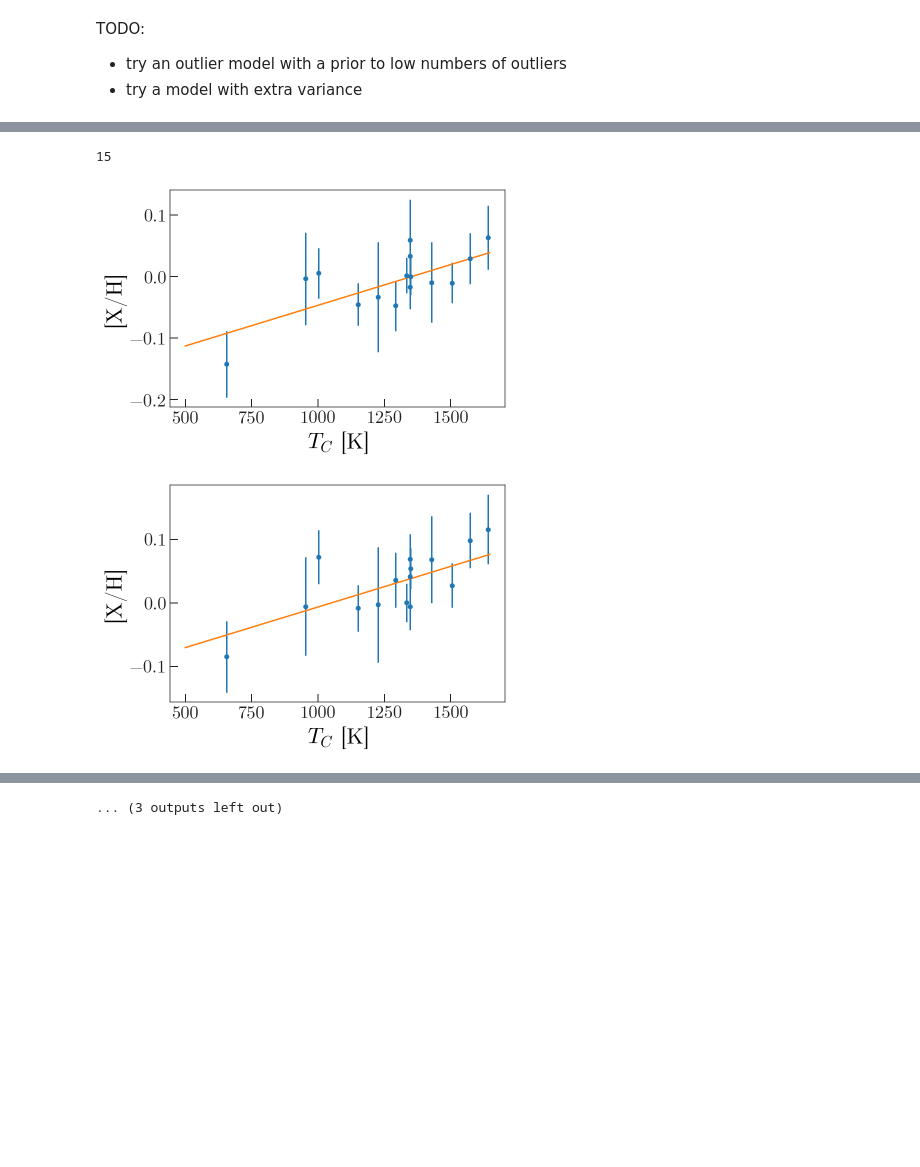
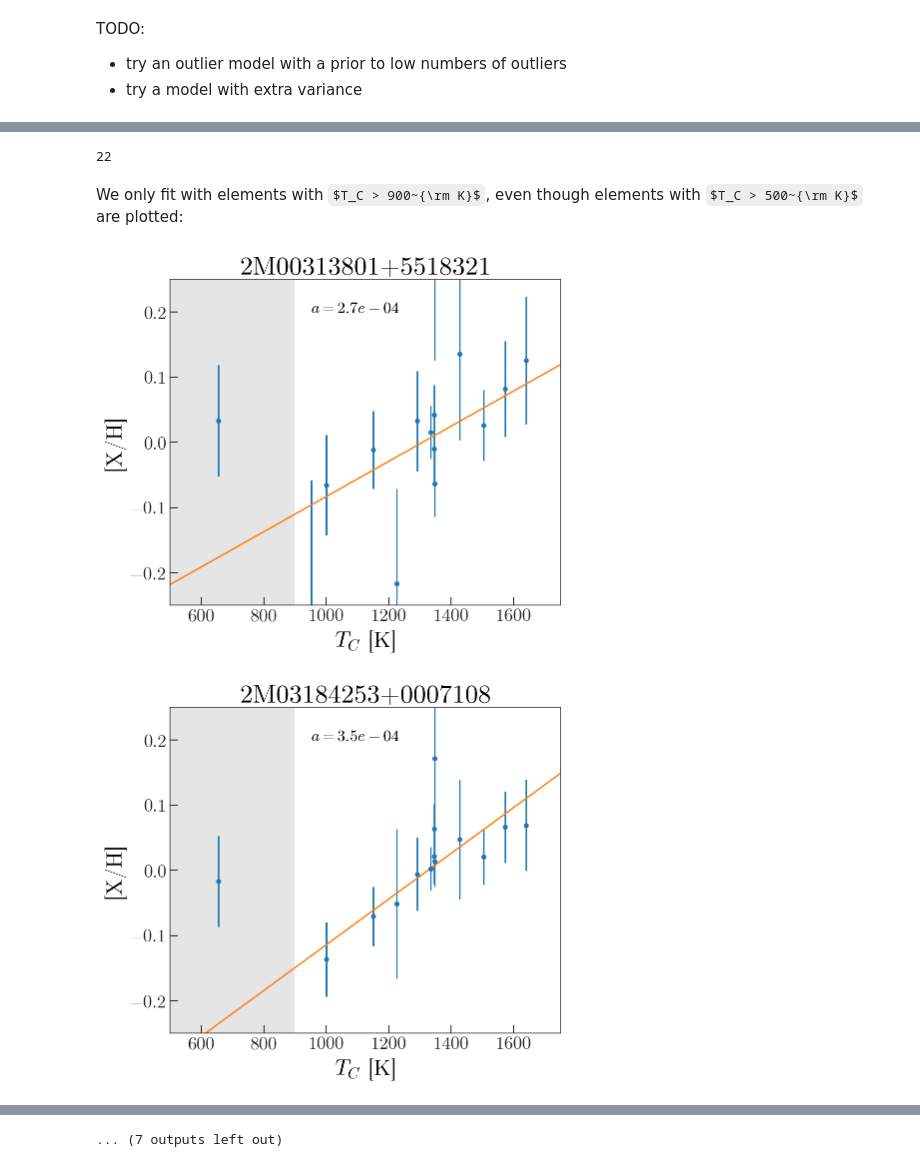
Before and after one commit to adrn/TrendyAPOGEE, a Jupyter notebook: notebooks/APOGEE T_C trends.ipynb, the cells around one changed output, grey strips where cells are left out. Drawn from its saved outputs; the diff is of its cells as text; code cells hidden in the pictures; some formulas as TeX source; blank space fills up the shorter version.

```diff
--- a/notebooks/APOGEE T_C trends.ipynb
+++ b/notebooks/APOGEE T_C trends.ipynb
@@ -93,9 +89,10 @@ n_stars, n_elems = all_y.shape
 all_ab = np.zeros((n_stars, 2))
 all_Cov = np.zeros((n_stars, 2, 2))
 all_res = np.zeros((n_stars, ))
+all_chi2 = np.zeros((n_stars, ))
 
 for n in range(n_stars):
-    n_mask = (all_y[n] > -999) & (x > 500.) # >500 K (CNO maybe not reliable)
+    n_mask = (all_y[n] > -999) & (x > 900.) # only fit elements with TC > 900 K
     y = all_y[n, n_mask]
     err = all_err[n, n_mask]
 
@@ -107,3 +104,4 @@ for n in range(n_stars):
     all_ab[n] = C @ (A.T @ Cinv @ y)
     all_Cov[n] = C
     all_res[n] = np.sum( ((all_ab[n,0]*x[n_mask] + all_ab[n,1]) - y)**2 )
+    all_chi2[n] = np.sum( ((all_ab[n,0]*x[n_mask] + all_ab[n,1]) - y)**2 / err**2 )
@@ -120,22 +126,31 @@ plt.axhline(0., zorder=-10, alpha=0.5, linestyle='dashed')
 # %%
-ab_mask = (all_res < 2E-2) & (all_ab[:, 0] > 1E-4)
+# ab_mask = (all_res < 2E-2) & (all_ab[:, 0] > 1E-4)
+ab_mask = (all_chi2 < 10) & (all_ab[:, 0] > 2E-4)
 ab_mask.sum()
 # %% [output]
-15
+22
+# %% [markdown]
+We only fit with elements with $T_C > 900~{\rm K}$, even though elements with $T_C > 500~{\rm K}$ are plotted:
 # %%
-x_grid = np.linspace(500, x.max(), 16)
+x_grid = np.linspace(500, 1800, 16)
 
 for n in np.where(ab_mask)[0]:
-    n_mask = (all_y[n] > -999) & (x > 500.) # >500 K (CNO maybe not reliable)
+    n_mask = (all_y[n] > -999) & (x > 500.)
     y = all_y[n, n_mask]
     err = all_err[n, n_mask]
     a, b = all_ab[n]
 
-    plt.figure()
+    plt.figure(figsize=(7,6))
     plt.errorbar(x[n_mask], y, err, marker='o', linestyle='none')
+    plt.axvline
     plt.plot(x_grid, a*x_grid + b, marker='')
+    plt.text(950, 0.2, '$a = {0:.1e}$'.format(a), fontsize=16)
     plt.xlabel('$T_C$ [K]')
     plt.ylabel('[X/H]')
+    plt.title(stars[n]['APOGEE_ID'])
+    plt.xlim(500, 1750)
+    plt.ylim(-0.25, 0.25)
+    plt.axvspan(0, 900, color='#555555', alpha=0.15, zorder=-1, linewidth=0)
 # %% [output]
-[figure, old version]
+[figure, new version]
-[figure, old version]
+[figure, new version]
@@ -152 +167 @@ for n in np.where(ab_mask)[0]:
-... (3 outputs left out)
+... (7 outputs left out)
```
Also changed, not shown: parts of 6 cells of this notebook.
